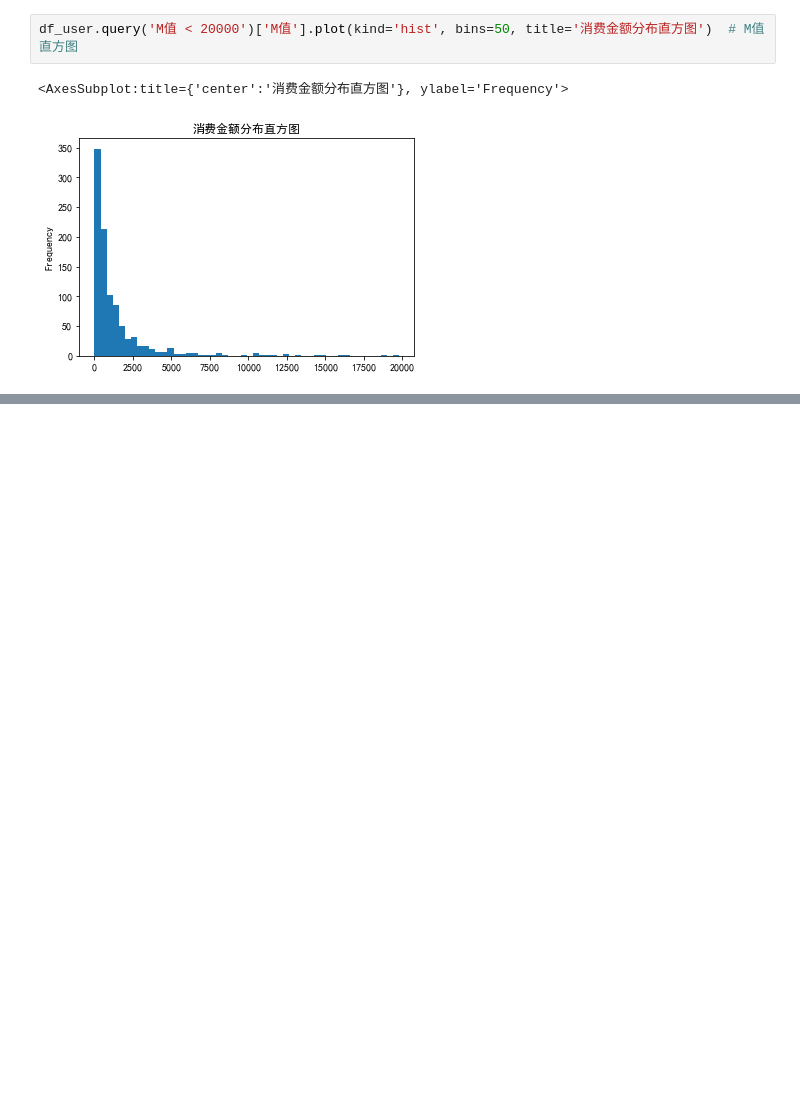
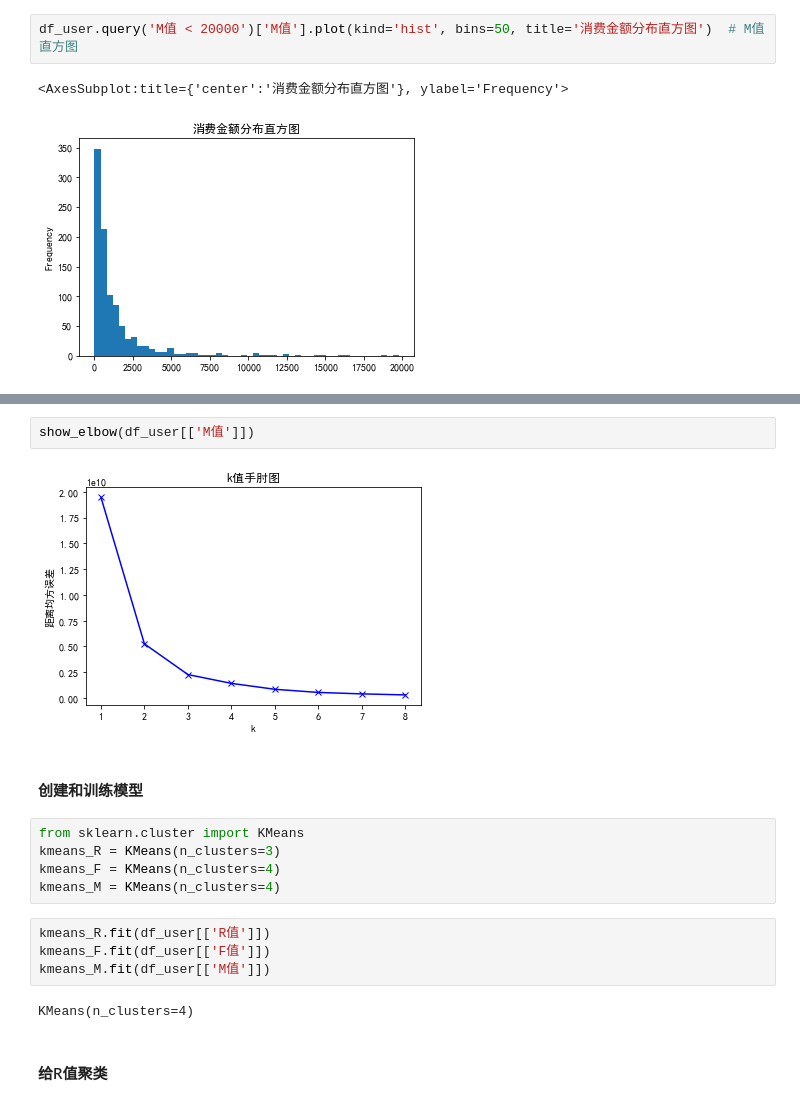
Before and after one commit to LMFrank/ml_project, a Jupyter notebook: GeekTime/course01/ch04/聚类-根据RFM值为用户分组画像.ipynb, the cells around one changed output, grey strips where cells are left out. Drawn from its saved outputs; the diff is of its cells as text; blank space fills up the shorter version.

```diff
--- a/GeekTime/course01/ch04/聚类-根据RFM值为用户分组画像.ipynb
+++ b/GeekTime/course01/ch04/聚类-根据RFM值为用户分组画像.ipynb
@@ -155,0 +180,19 @@ df_user.query('M值 < 20000')['M值'].plot(kind='hist', bins=50, title='消费
+# %%
+show_elbow(df_user[['M值']])
+# %% [output]
+[figure, added]
+# %% [markdown]
+#### 创建和训练模型
+# %%
+from sklearn.cluster import KMeans
+kmeans_R = KMeans(n_clusters=3)
+kmeans_F = KMeans(n_clusters=4)
+kmeans_M = KMeans(n_clusters=4)
+# %%
+kmeans_R.fit(df_user[['R值']])
+kmeans_F.fit(df_user[['F值']])
+kmeans_M.fit(df_user[['M值']])
+# %% [output]
+KMeans(n_clusters=4)
+# %% [markdown]
+#### 给R值聚类
```
Also changed, not shown: parts of 18 cells of this notebook.
